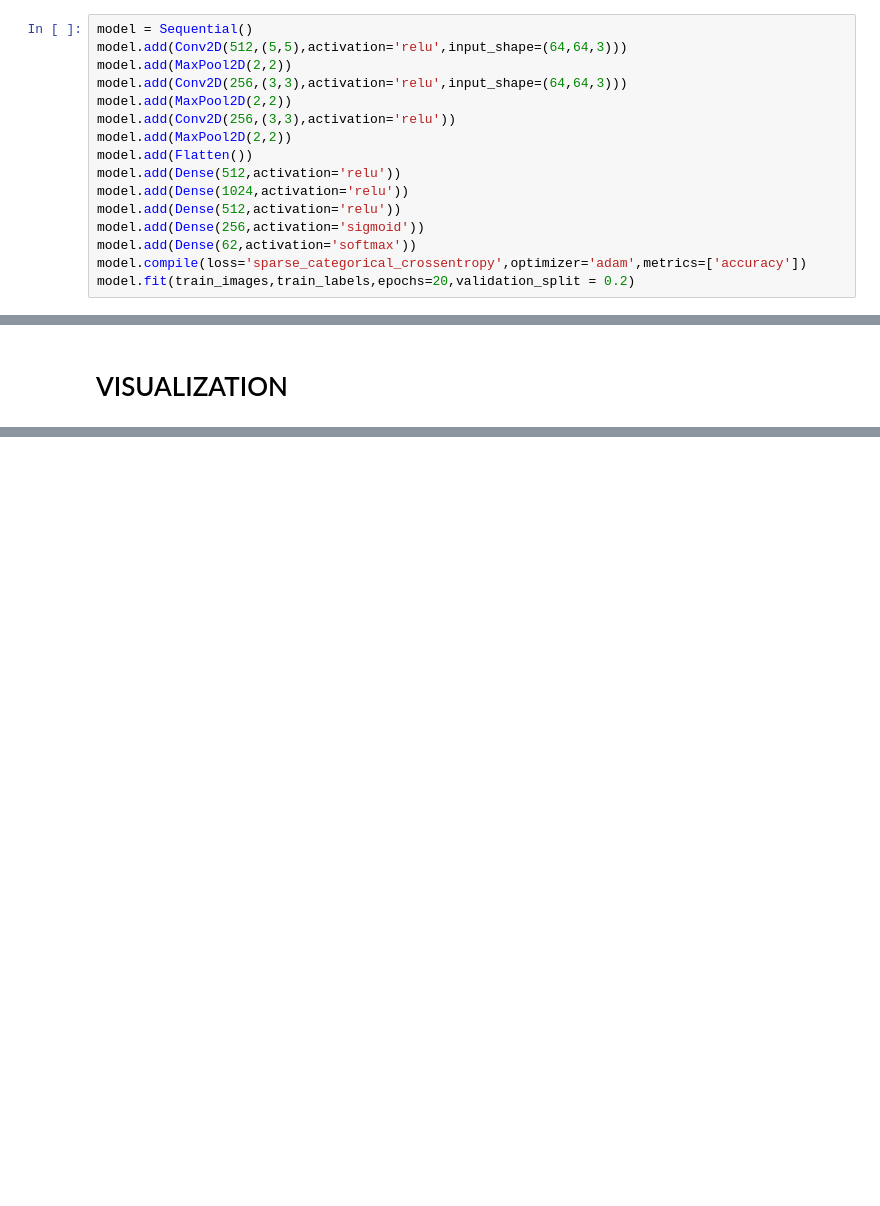
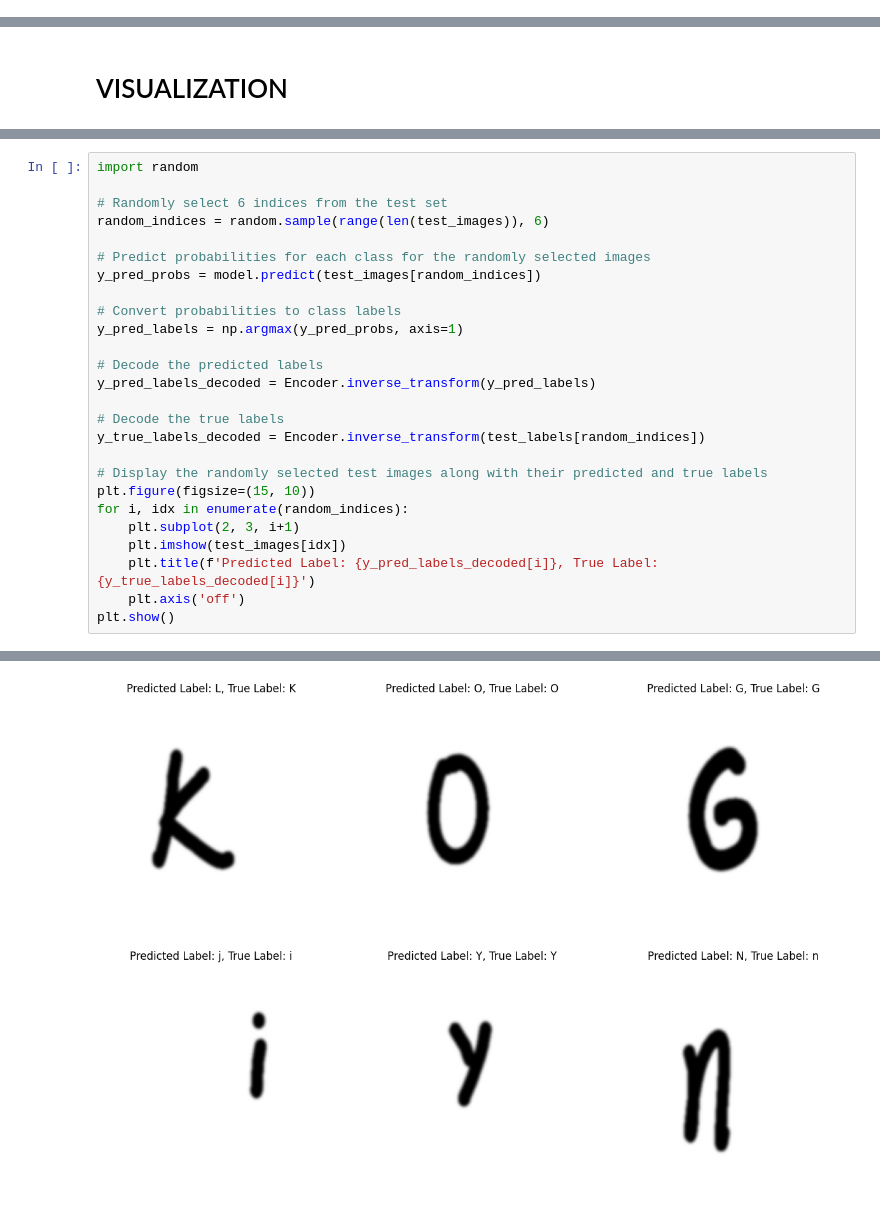
Before and after one commit to Mohamedsherif2002/Handwritten-Recognition-Model, a Jupyter notebook: handwritten-recognition-model.ipynb, the cells around one changed output, grey strips where cells are left out. Drawn from its saved outputs; the diff is of its cells as text; blank space fills up the shorter version.

Commit message:
The model

```diff
--- a/handwritten-recognition-model.ipynb
+++ b/handwritten-recognition-model.ipynb
@@ -71,18 +136,2 @@ test_images = test_images / 255.0
 # %% [markdown]
 # Bulding model
-# %%
-model = Sequential()
-model.add(Conv2D(512,(5,5),activation='relu',input_shape=(64,64,3)))
-model.add(MaxPool2D(2,2))
-model.add(Conv2D(256,(3,3),activation='relu',input_shape=(64,64,3)))
-model.add(MaxPool2D(2,2))
-model.add(Conv2D(256,(3,3),activation='relu'))
-model.add(MaxPool2D(2,2))
-model.add(Flatten())
-model.add(Dense(512,activation='relu'))
-model.add(Dense(1024,activation='relu'))
-model.add(Dense(512,activation='relu'))
-model.add(Dense(256,activation='sigmoid'))
-model.add(Dense(62,activation='softmax'))
-model.compile(loss='sparse_categorical_crossentropy',optimizer='adam',metrics=['accuracy'])
-model.fit(train_images,train_labels,epochs=20,validation_split = 0.2)
@@ -177,0 +253,27 @@ Recall: 0.7316715542521994
+# %%
+import random
+
+# Randomly select 6 indices from the test set
+random_indices = random.sample(range(len(test_images)), 6)
+
+# Predict probabilities for each class for the randomly selected images
+y_pred_probs = model.predict(test_images[random_indices])
+
+# Convert probabilities to class labels
+y_pred_labels = np.argmax(y_pred_probs, axis=1)
+
+# Decode the predicted labels
+y_pred_labels_decoded = Encoder.inverse_transform(y_pred_labels)
+
+# Decode the true labels
+y_true_labels_decoded = Encoder.inverse_transform(test_labels[random_indices])
+
+# Display the randomly selected test images along with their predicted and true labels
+plt.figure(figsize=(15, 10))
+for i, idx in enumerate(random_indices):
+    plt.subplot(2, 3, i+1)
+    plt.imshow(test_images[idx])
+    plt.title(f'Predicted Label: {y_pred_labels_decoded[i]}, True Label: {y_true_labels_decoded[i]}')
+    plt.axis('off')
+plt.show()
+# %% [output]
@@ -177,0 +281 @@ Recall: 0.7316715542521994
+[figure, added]
```
Also changed, not shown: parts of 12 cells of this notebook.
